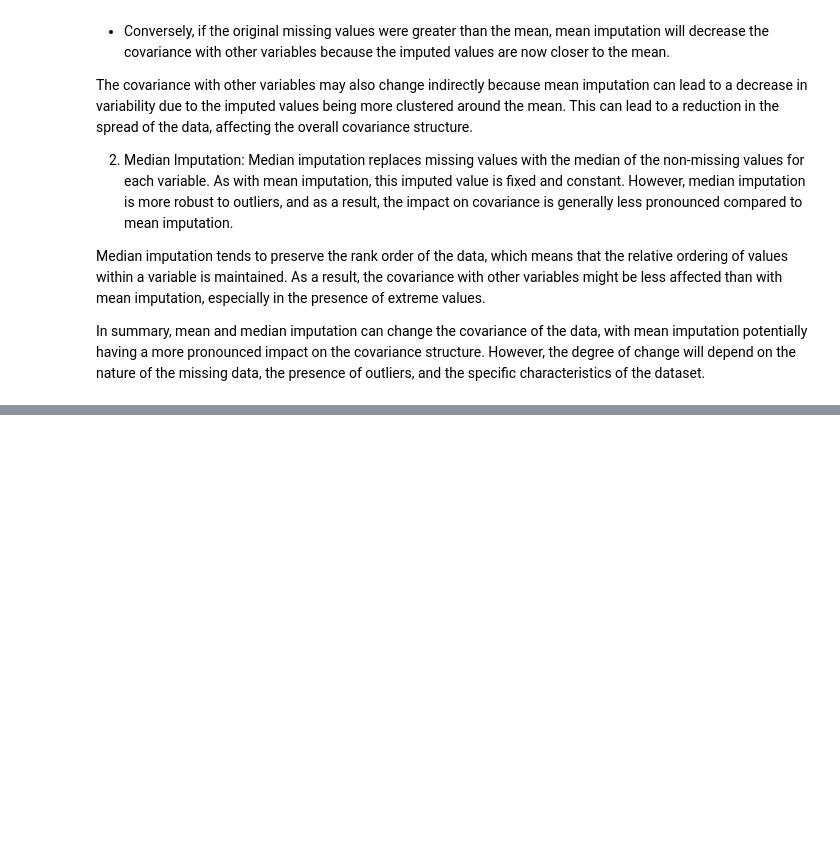
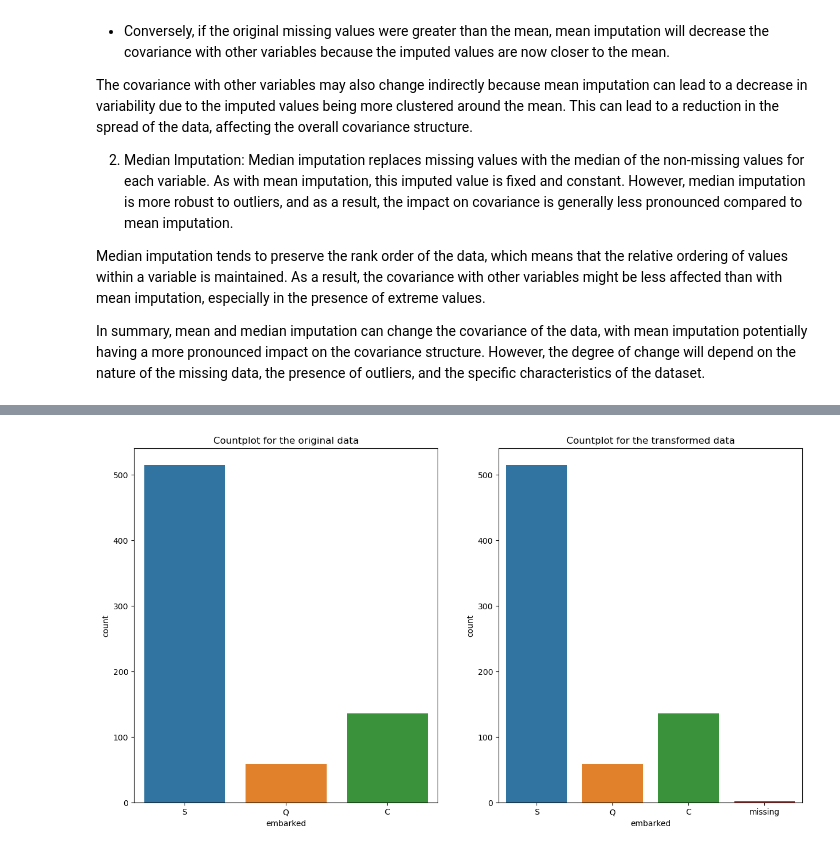
Before and after one commit to Himanshu-1703/Missing_values_imputation, a Jupyter notebook: Mean Median Imputation.ipynb, the cells around one changed output, grey strips where cells are left out. Cells and saved outputs as stored; diff of their text form; code cells hidden in the pictures; blank space fills up the shorter version.

```diff
--- a/Mean Median Imputation.ipynb
+++ b/Mean Median Imputation.ipynb
@@ -366,0 +485,6 @@ In summary, mean and median imputation can change the covariance of the data, wi
+# %%
+# plot the countplot for the embarked column
+
+plotter.countplot('embarked')
+# %% [output]
+[figure, added]
```
Also changed, not shown: parts of 16 cells of this notebook.
